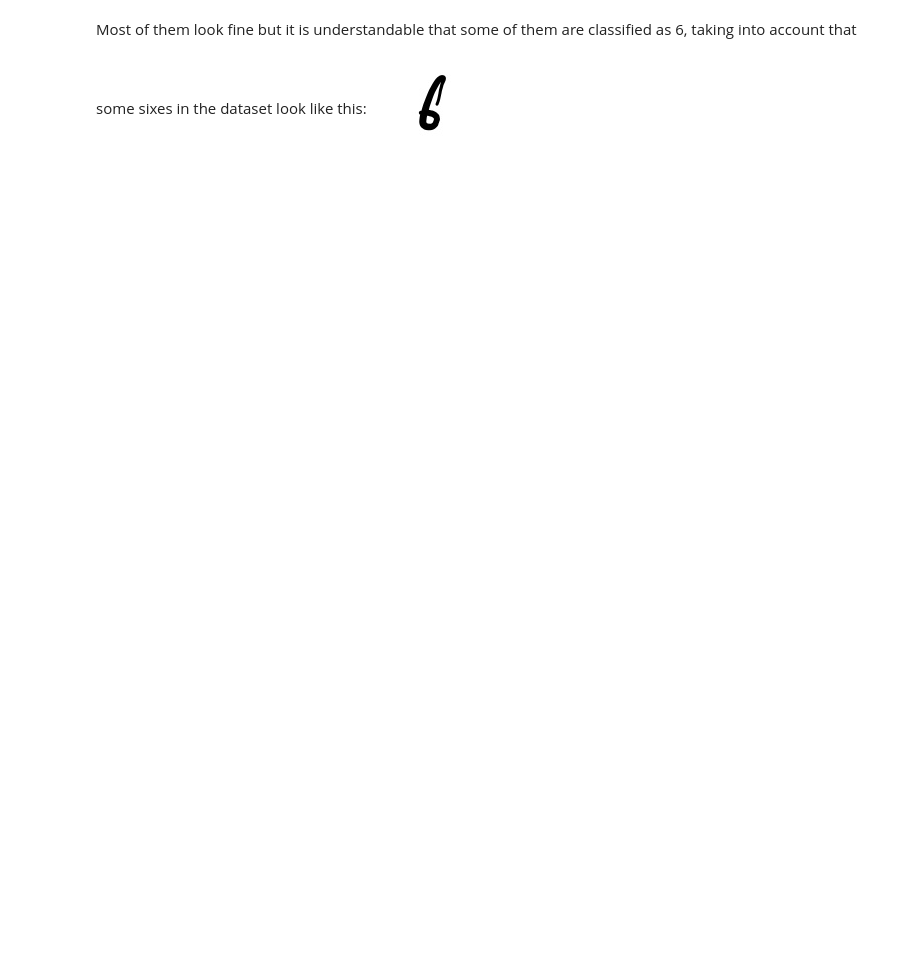
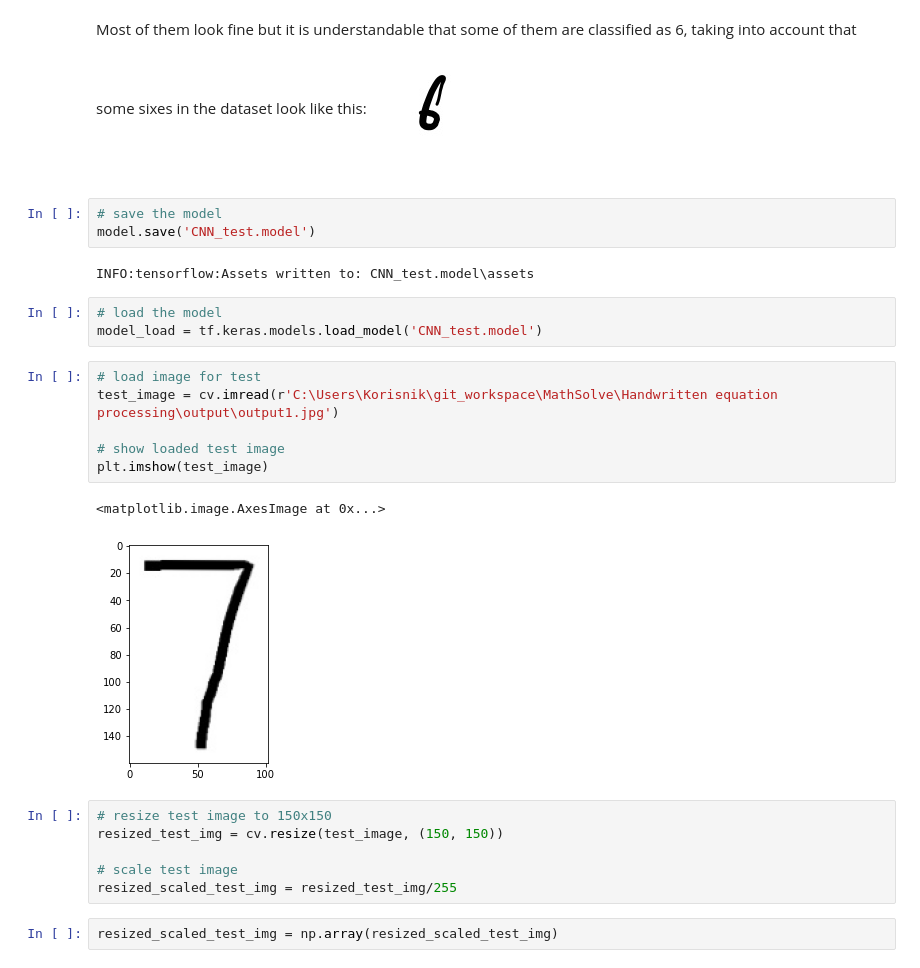
Before and after one commit to mattdmv/MathSolve, a Jupyter notebook: MathSolve - model building notebook .ipynb, the cells around one changed output. Drawn from its saved outputs; the diff is of its cells as text; blank space fills up the shorter version.

```diff
--- a/MathSolve - model building notebook .ipynb
+++ b/MathSolve - model building notebook .ipynb
@@ -288,3 +288,28 @@ for i in range(rows):
 # %% [markdown]
 Most of them look fine but it is understandable that some of them are classified as 6, taking into account that some sixes in the dataset look like this:
 ![57940.jpg](attachment:57940.jpg)
+# %%
+# save the model
+model.save('CNN_test.model')
+# %% [output]
+INFO:tensorflow:Assets written to: CNN_test.model\assets
+# %%
+# load the model
+model_load = tf.keras.models.load_model('CNN_test.model')
+# %%
+# load image for test
+test_image = cv.imread(r'C:\Users\Korisnik\git_workspace\MathSolve\Handwritten equation processing\output\output1.jpg')
+
+# show loaded test image
+plt.imshow(test_image)
+# %% [output]
+<matplotlib.image.AxesImage at 0x...>
+[figure, added]
+# %%
+# resize test image to 150x150
+resized_test_img = cv.resize(test_image, (150, 150))
+
+# scale test image
+resized_scaled_test_img = resized_test_img/255
+# %%
+resized_scaled_test_img = np.array(resized_scaled_test_img)
```
Also changed, not shown: parts of 9 cells of this notebook, 6 other files.
